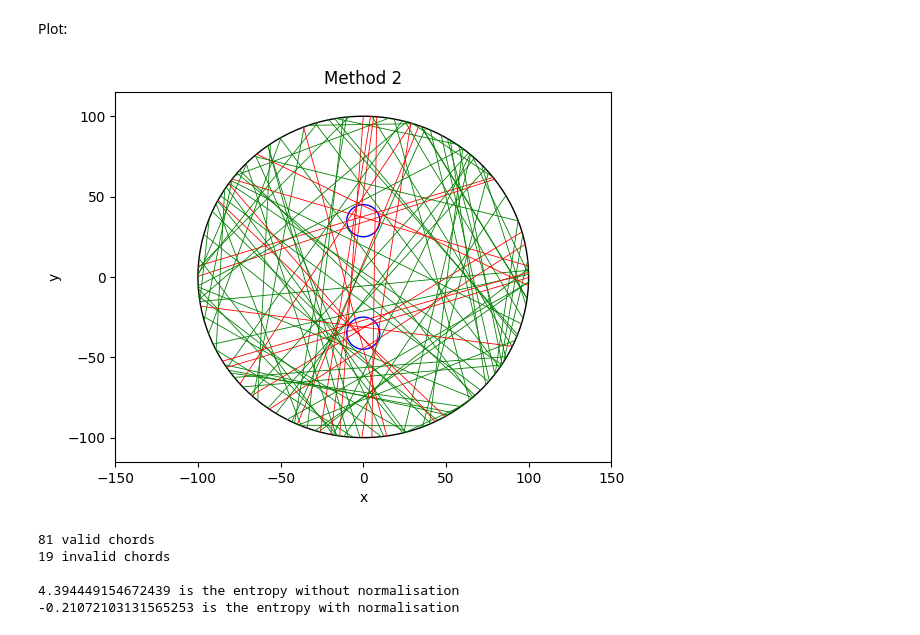
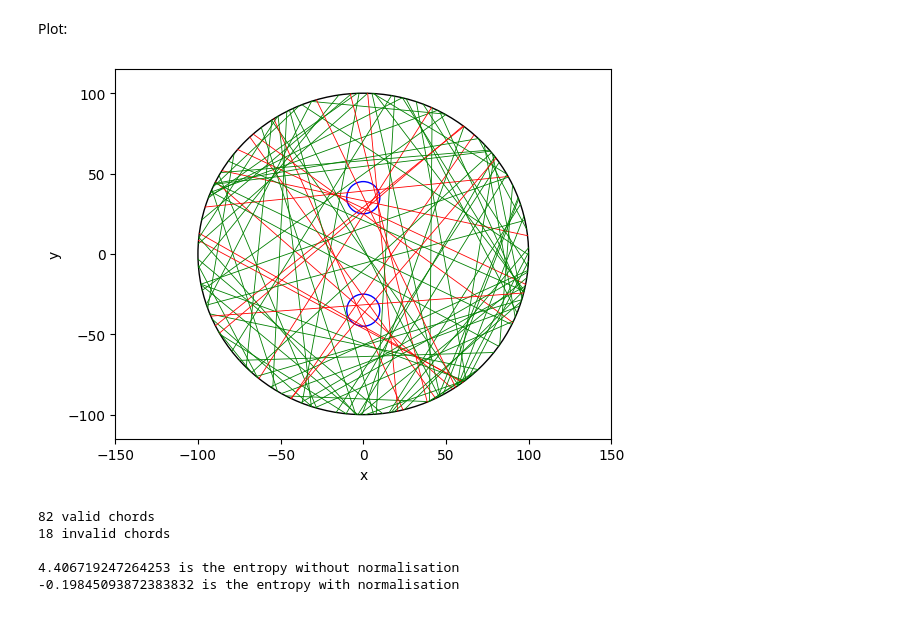
Before and after one commit to joshuamckean/prbx-code-jm, a Jupyter notebook: Code/Model Universe.ipynb, the cells around one changed output. Saved outputs shown, nothing was run; the diff lists cells and outputs as text; code cells hidden in the pictures.

```diff
--- a/Code/Model Universe.ipynb
+++ b/Code/Model Universe.ipynb
@@ -64,26 +64,28 @@ def get_chord(x,y,r,angle):
 # %% [markdown]
 Generate random chords:
 # %%
-chords = []
+def generate_chords(chords_to_draw):
+    chords = []
 
-for i in range(chords_to_draw):
-    # generate random radius angle
-    angle = np.random.uniform() * TAU
-    x, y = get_coords(r,angle)
+    for i in range(chords_to_draw):
+        # generate random radius angle
+        angle = np.random.uniform() * TAU
+        x, y = get_coords(r,angle)
 
-    # subtract 90 degrees (pi/2) to get perpendicular
-    angle_perp = angle - np.pi/2
-    x_perp, y_perp = get_coords(r, angle_perp)
+        # subtract 90 degrees (pi/2) to get perpendicular
+        angle_perp = angle - np.pi/2
+        x_perp, y_perp = get_coords(r, angle_perp)
 
-    # choose a random radius length
-    r_length = np.random.uniform() * r
-    x, y = get_coords(r_length, angle)
-    midpoint = (x,y)
+        # choose a random radius length
+        r_length = np.random.uniform() * r
+        x, y = get_coords(r_length, angle)
+        midpoint = (x,y)
 
-    # generates chord perpendicular to end of partial radius
-    p1, p2 = get_chord(x,y,r,angle_perp)
+        # generates chord perpendicular to end of partial radius
+        p1, p2 = get_chord(x,y,r,angle_perp)
 
-    chords.append((p1,p2))
+        chords.append((p1,p2))
+    return chords
 # %% [markdown]
 Define body/bodies within universe:
 # %%
@@ -100,20 +102,22 @@ Plot:
 # %%
 fig, ax = plt.subplots()
 #ax.grid()
 ax.set_xlabel('x'), ax.set_ylabel('y')
-ax.set_title("Method 2")
 ax.set_xlim((-r - 0.5*r, r + 0.5*r)), ax.set_ylim((-r - 0.15*r, r + 0.15*r))
 ax.add_artist(universe)
 for body in bodies:
     ax.add_artist(body)
 
+results = []
+
 total = chords_to_draw
+chords = generate_chords(chords_to_draw)
 
 for i in range(len(chords)):
     if draw_chord(chords[i][0],chords[i][1],bodies,0.6):
         total -= 1
 # %% [output]
-[figure, old version]
+[figure, new version]
 # %%
 valid = str(total)
 invalid = str(chords_to_draw-total)
@@ -125,8 +129,8 @@ s_normalised = str(np.log(total/chords_to_draw))
 
 print(s + " is the entropy without normalisation\n" + s_normalised + " is the entropy with normalisation")
 # %% [output]
-81 valid chords
-19 invalid chords
+82 valid chords
+18 invalid chords
 
-4.394449154672439 is the entropy without normalisation
--0.21072103131565253 is the entropy with normalisation
+4.406719247264253 is the entropy without normalisation
+-0.19845093872383832 is the entropy with normalisation
```
Also changed, not shown: parts of 1 cell of this notebook.
